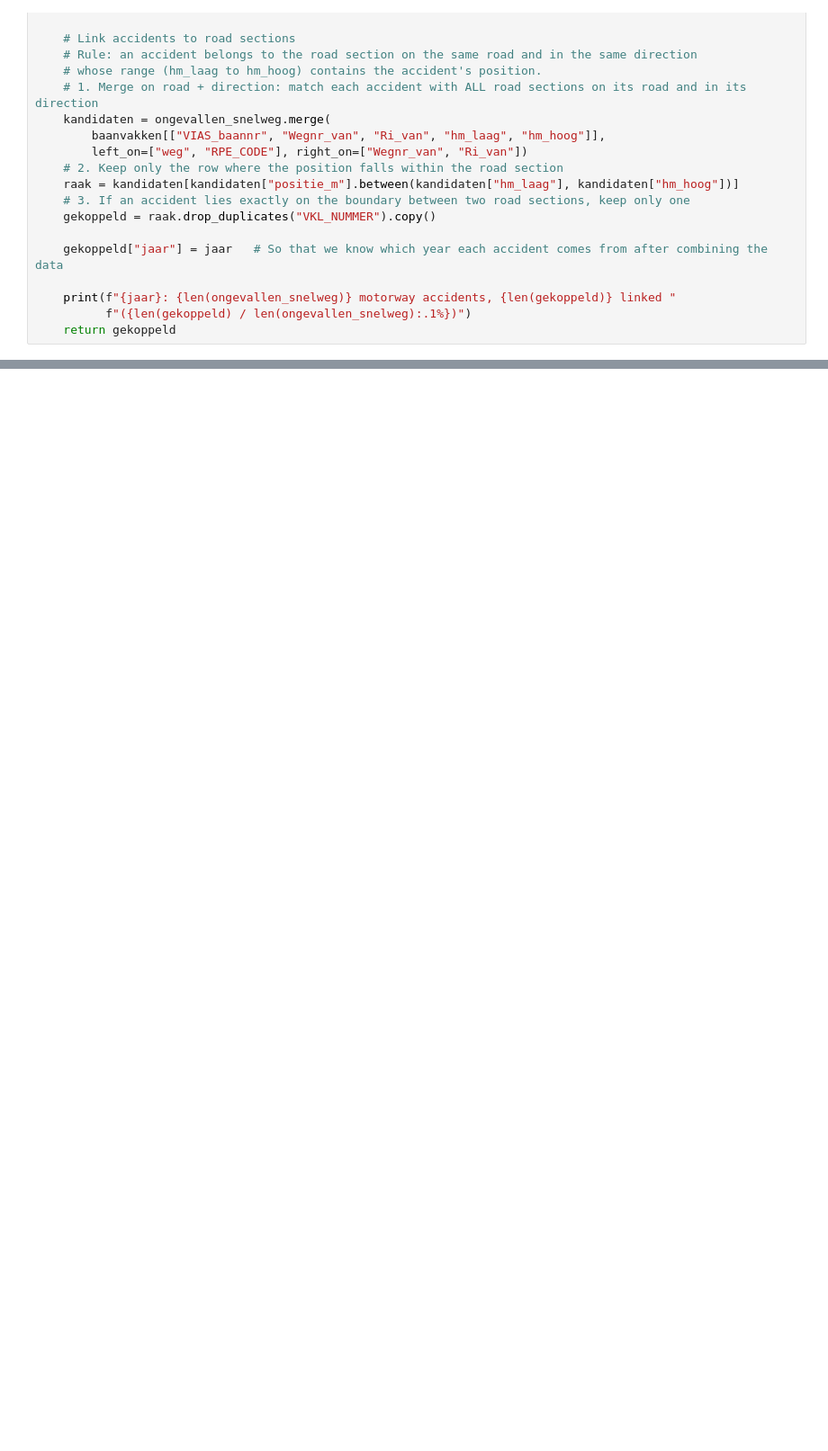
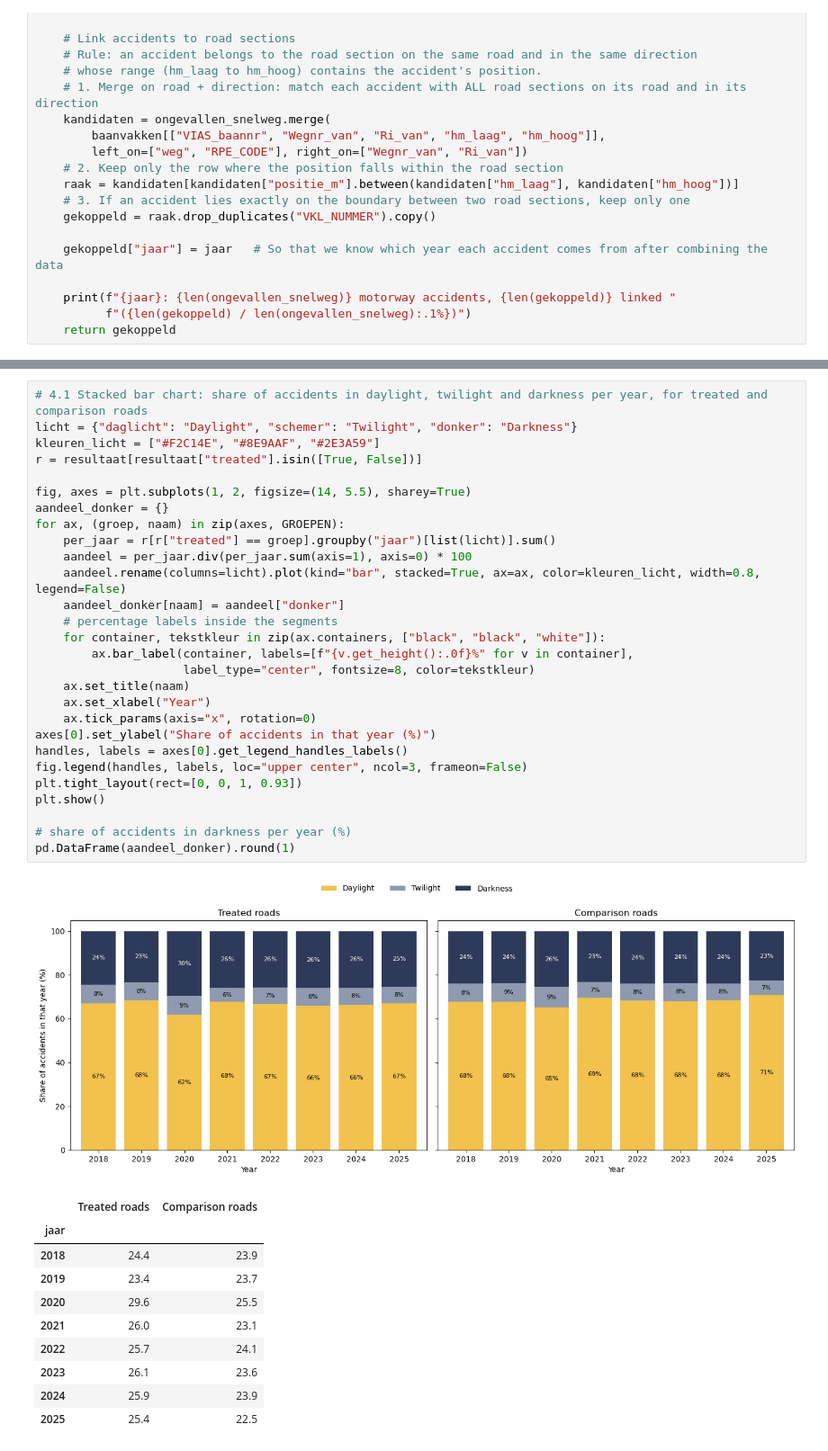
Before and after one commit to RoosPlaum/programming_project, a Jupyter notebook: data_exploration_Teun.ipynb, the cells around one changed output, grey strips where cells are left out. Shown at 90% size. Saved outputs shown, nothing was run; the diff lists cells and outputs as text; blank space fills up the shorter version.

```diff
--- a/data_exploration_Teun.ipynb
+++ b/data_exploration_Teun.ipynb
@@ -626,0 +1006,40 @@ did_tabel
+# %%
+# 4.1 Stacked bar chart: share of accidents in daylight, twilight and darkness per year, for treated and comparison roads
+licht = {"daglicht": "Daylight", "schemer": "Twilight", "donker": "Darkness"}
+kleuren_licht = ["#F2C14E", "#8E9AAF", "#2E3A59"]
+r = resultaat[resultaat["treated"].isin([True, False])]
+
+fig, axes = plt.subplots(1, 2, figsize=(14, 5.5), sharey=True)
+aandeel_donker = {}
+for ax, (groep, naam) in zip(axes, GROEPEN):
+    per_jaar = r[r["treated"] == groep].groupby("jaar")[list(licht)].sum()
+    aandeel = per_jaar.div(per_jaar.sum(axis=1), axis=0) * 100
+    aandeel.rename(columns=licht).plot(kind="bar", stacked=True, ax=ax, color=kleuren_licht, width=0.8, legend=False)
+    aandeel_donker[naam] = aandeel["donker"]
+    # percentage labels inside the segments
+    for container, tekstkleur in zip(ax.containers, ["black", "black", "white"]):
+        ax.bar_label(container, labels=[f"{v.get_height():.0f}%" for v in container],
+                     label_type="center", fontsize=8, color=tekstkleur)
+    ax.set_title(naam)
+    ax.set_xlabel("Year")
+    ax.tick_params(axis="x", rotation=0)
+axes[0].set_ylabel("Share of accidents in that year (%)")
+handles, labels = axes[0].get_legend_handles_labels()
+fig.legend(handles, labels, loc="upper center", ncol=3, frameon=False)
+plt.tight_layout(rect=[0, 0, 1, 0.93])
+plt.show()
+
+# share of accidents in darkness per year (%)
+pd.DataFrame(aandeel_donker).round(1)
+# %% [output]
+[figure, added]
+|  | Treated roads | Comparison roads |
+| jaar |  |  |
+| 2018 | 24.4 | 23.9 |
+| 2019 | 23.4 | 23.7 |
+| 2020 | 29.6 | 25.5 |
+| 2021 | 26.0 | 23.1 |
+| 2022 | 25.7 | 24.1 |
+| 2023 | 26.1 | 23.6 |
+| 2024 | 25.9 | 23.9 |
+| 2025 | 25.4 | 22.5 |
```
Also changed, not shown: parts of 21 cells of this notebook.
